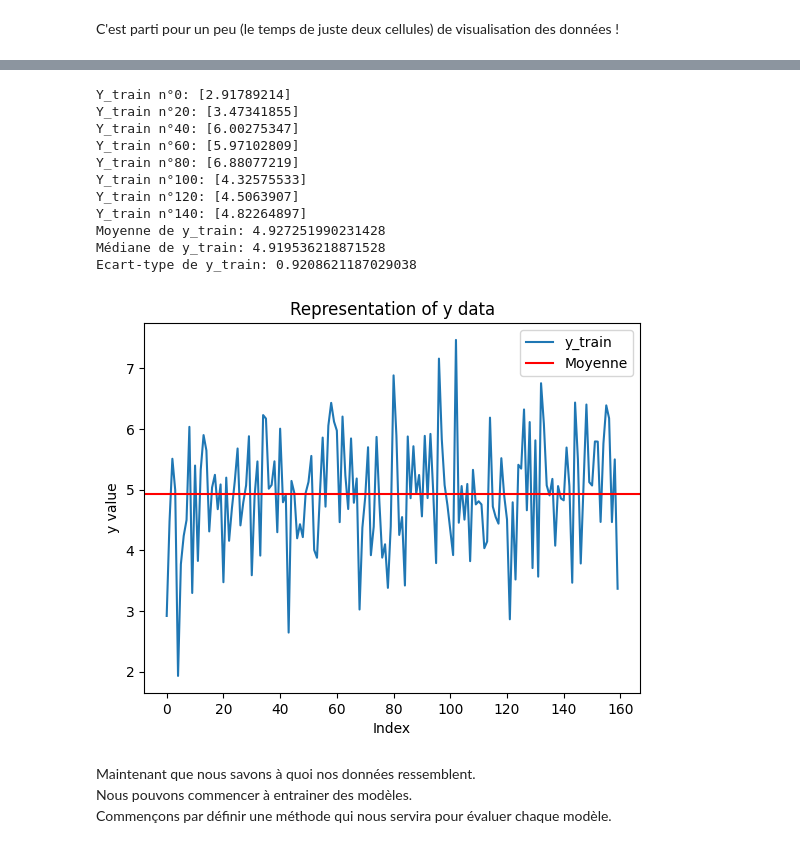
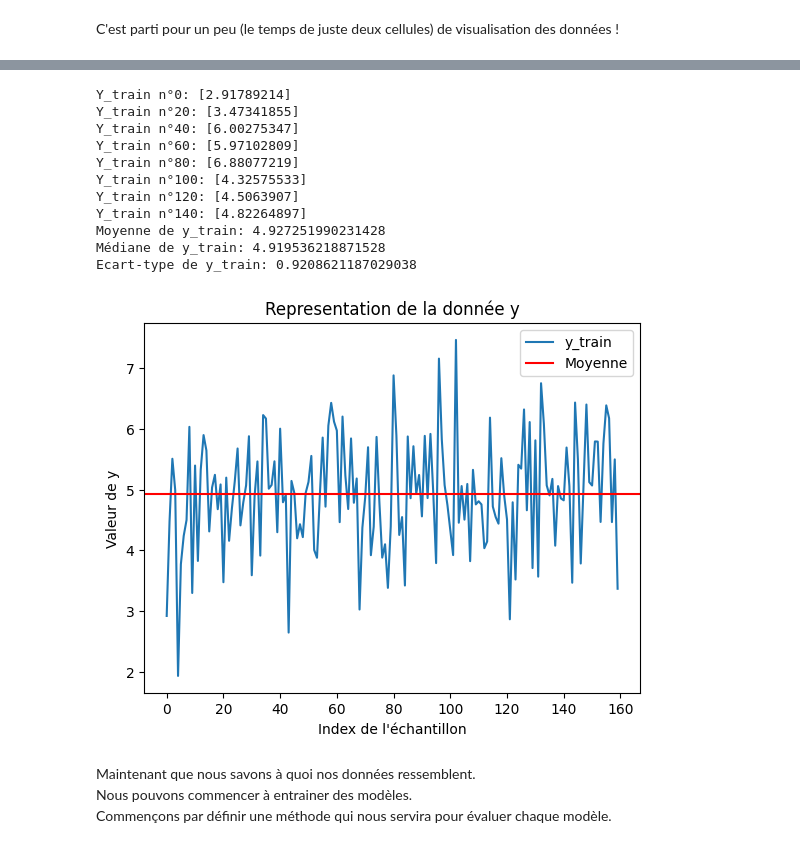
Before and after one commit to davidcyn974/FTML, a Jupyter notebook: 4 -Regression on a given dataset/regression.ipynb, the cells around one changed output, grey strips where cells are left out. Saved outputs shown, nothing was run; the diff lists cells and outputs as text; code cells hidden in the pictures.

Commit message:
chore: translated the plot into french forgot it...

```diff
--- a/4 -Regression on a given dataset/regression.ipynb
+++ b/4 -Regression on a given dataset/regression.ipynb
@@ -60,37 +60,37 @@ X_train n°141: [8.18724552e-02 2.25451592e-01 5.13746172e-01 4.53508126e-01
 # %%
 # Représentation de plusieurs échantillons de Y_train
 for i in range (0, y_train.shape[0],  20):
     print(f"Y_train n°{i}: {y_train[i]}")
 
 # Données statistiques sur y_train
 print(f'Moyenne de y_train: {np.mean(y_train)}')
 print(f'Médiane de y_train: {np.median(y_train)}')
 print(f'Ecart-type de y_train: {np.std(y_train)}')
 
 # Tracer la représentation des données y
 # Chaque point représente une valeur de y
 plt.figure()
 plt.plot(y_train)
-plt.title("Representation of y data")
-plt.xlabel("Index")
-plt.ylabel("y value")
+plt.title("Representation de la donnée y")
+plt.xlabel("Index de l'échantillon")
+plt.ylabel("Valeur de y")
 # Déssiner une ligne horizontale pour la moyenne
 plt.axhline(y=np.mean(y_train), color='r', linestyle='-', label="Moyenne")
 plt.legend(["y_train", "Moyenne"])
 plt.show()
 # %% [output]
 Y_train n°0: [2.91789214]
 Y_train n°20: [3.47341855]
 Y_train n°40: [6.00275347]
 Y_train n°60: [5.97102809]
 Y_train n°80: [6.88077219]
 Y_train n°100: [4.32575533]
 Y_train n°120: [4.5063907]
 Y_train n°140: [4.82264897]
 Moyenne de y_train: 4.927251990231428
 Médiane de y_train: 4.919536218871528
 Ecart-type de y_train: 0.9208621187029038
-[figure, old version]
+[figure, new version]
 # %% [markdown]
 Maintenant que nous savons à quoi nos données ressemblent.\
 Nous pouvons commencer à entrainer des modèles.\
```
Also changed, not shown: parts of 2 cells of this notebook.
